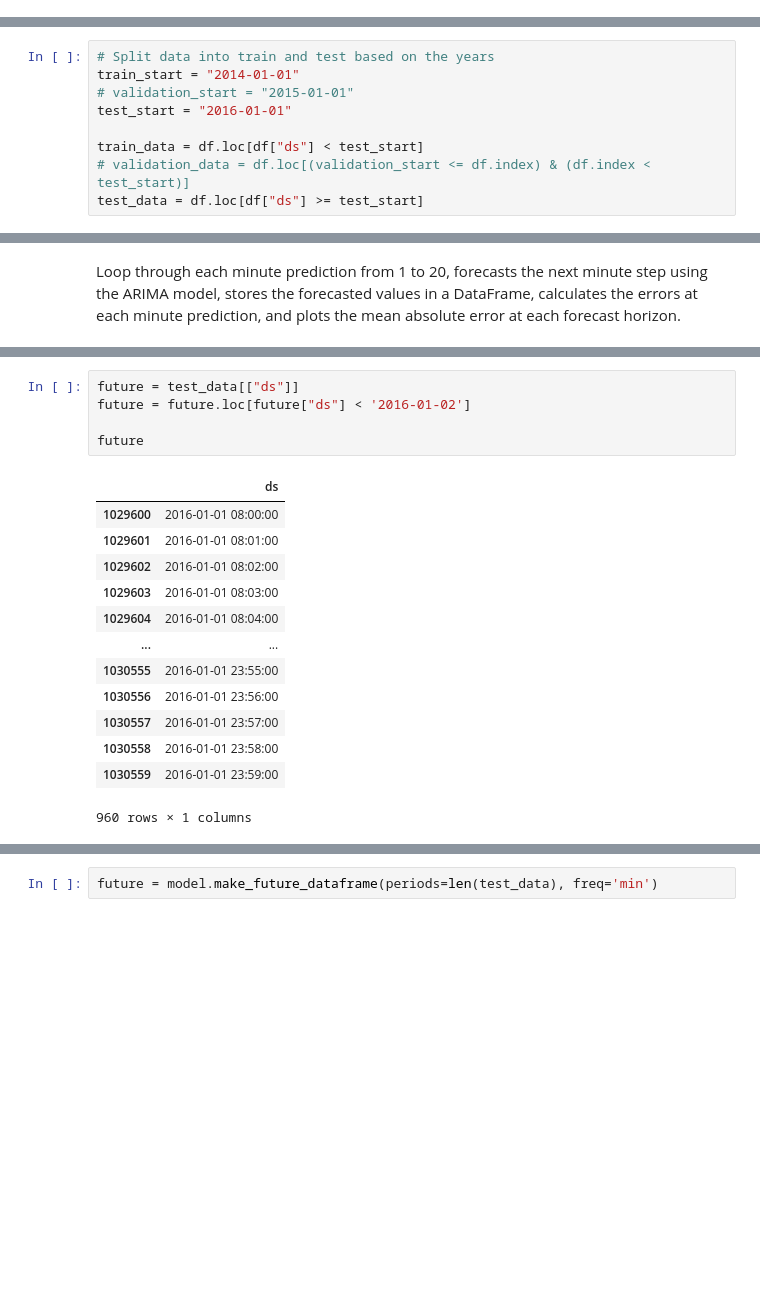
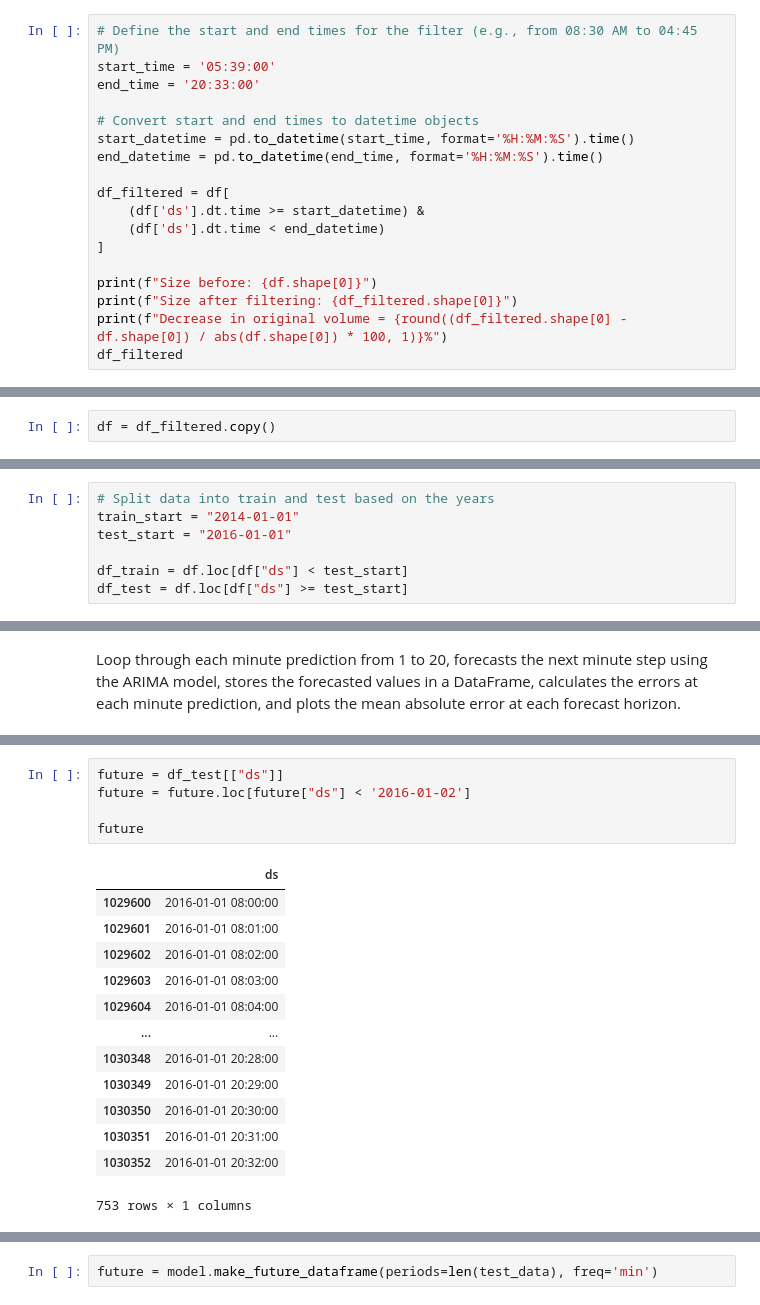
Before and after one commit to Adamouization/Solar-Irradiance-Forecasting, a Jupyter notebook: src/Prophet.ipynb, the cells around one changed output, grey strips where cells are left out. Saved outputs shown, nothing was run; the diff lists cells and outputs as text; blank space fills up the shorter version.

```diff
--- a/src/Prophet.ipynb
+++ b/src/Prophet.ipynb
@@ -45,0 +55,18 @@ df["ds"] = pd.to_datetime(df["timeStamp"])
+# %%
+# Define the start and end times for the filter (e.g., from 08:30 AM to 04:45 PM)
+start_time = '05:39:00'
+end_time = '20:33:00'
+
+# Convert start and end times to datetime objects
+start_datetime = pd.to_datetime(start_time, format='%H:%M:%S').time()
+end_datetime = pd.to_datetime(end_time, format='%H:%M:%S').time()
+
+df_filtered = df[
+    (df['ds'].dt.time >= start_datetime) &
+    (df['ds'].dt.time < end_datetime)
+]
+
+print(f"Size before: {df.shape[0]}")
+print(f"Size after filtering: {df_filtered.shape[0]}")
+print(f"Decrease in original volume = {round((df_filtered.shape[0] - df.shape[0]) / abs(df.shape[0]) * 100, 1)}%")
+df_filtered
@@ -46 +90,3 @@ df["ds"] = pd.to_datetime(df["timeStamp"])
+# %%
+df = df_filtered.copy()
 # %% [markdown]
@@ -69,12 +99,10 @@ Split train/test
 # %%
 # Split data into train and test based on the years
 train_start = "2014-01-01"
-# validation_start = "2015-01-01"
 test_start = "2016-01-01"
 
-train_data = df.loc[df["ds"] < test_start]
-# validation_data = df.loc[(validation_start <= df.index) & (df.index < test_start)]
-test_data = df.loc[df["ds"] >= test_start]
+df_train = df.loc[df["ds"] < test_start]
+df_test = df.loc[df["ds"] >= test_start]
 # %% [markdown]
 Ensure no data leakage by checking date range of each sample created
 # %%
@@ -117,22 +172,22 @@ Loop through each minute prediction from 1 to 20, forecasts the next minute step
 # %%
-future = test_data[["ds"]]
+future = df_test[["ds"]]
 future = future.loc[future["ds"] < '2016-01-02']
 
 future
 # %% [output]
 |  | ds |
 | 1029600 | 2016-01-01 08:00:00 |
 | 1029601 | 2016-01-01 08:01:00 |
 | 1029602 | 2016-01-01 08:02:00 |
 | 1029603 | 2016-01-01 08:03:00 |
 | 1029604 | 2016-01-01 08:04:00 |
 | ... | ... |
-| 1030555 | 2016-01-01 23:55:00 |
-| 1030556 | 2016-01-01 23:56:00 |
-| 1030557 | 2016-01-01 23:57:00 |
-| 1030558 | 2016-01-01 23:58:00 |
-| 1030559 | 2016-01-01 23:59:00 |
+| 1030348 | 2016-01-01 20:28:00 |
+| 1030349 | 2016-01-01 20:29:00 |
+| 1030350 | 2016-01-01 20:30:00 |
+| 1030351 | 2016-01-01 20:31:00 |
+| 1030352 | 2016-01-01 20:32:00 |
-960 rows × 1 columns
+753 rows × 1 columns
 # %%
 # Make predictions for the future
 forecast = model.predict(future)
```
Also changed, not shown: parts of 39 cells of this notebook, 2 other files.
